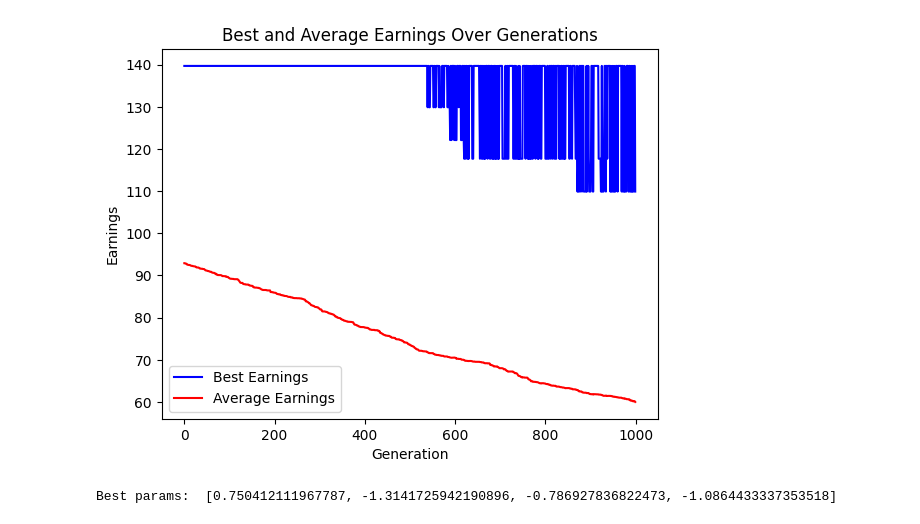
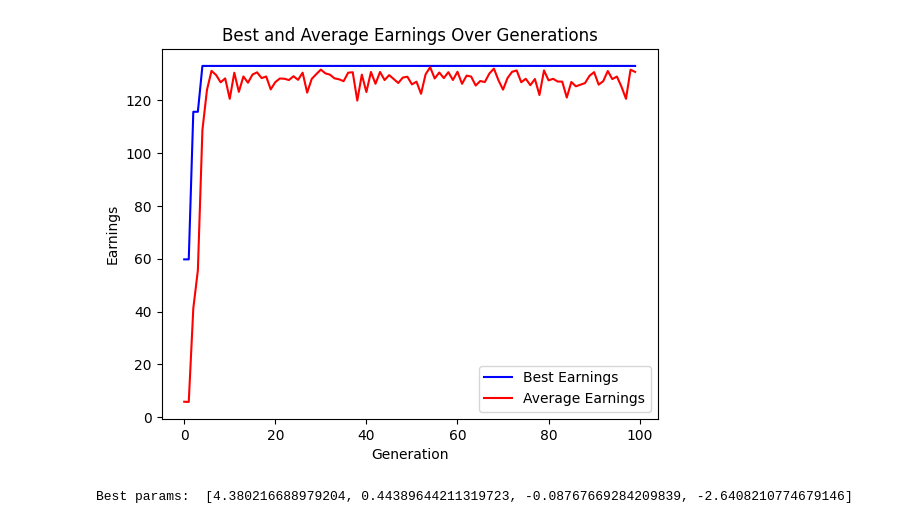
Before and after one commit to V1K1NGbg/UberAssistant, a Jupyter notebook: model/model_training.ipynb, the cells around one changed output. Saved outputs shown, nothing was run; the diff lists cells and outputs as text; code cells hidden in the pictures.

```diff
--- a/model/model_training.ipynb
+++ b/model/model_training.ipynb
@@ -37,7 +37,7 @@ def crossover(parent1, parent2, prob=0.7, alpha=0.5):
     return child1, child2
 # %%
 # mutation on one individual
-def mutation(individual, prob=0.01):
+def mutation(individual, prob=0.1):
   if (random.random() > prob):
     return individual
 
@@ -75,7 +75,7 @@ def distance_measure(point1, point2):
 def get_score(driver, request):
     return driver.x*request.money + driver.y*request.duration + \
     driver.z*distance_measure((driver.location["lat"], driver.location["lng"]), (request.start_latitude, request.start_longitude)) + \
-    driver.w*distance_measure((request.end_latitude, request.end_longitude), point)
+    driver.w*distance_measure((request.end_latitude, request.end_longitude), point) - driver.x ** 2 - driver.y ** 2 - driver.z ** 2 - driver.w ** 2
 
 # def get_best(driver, requests, cur_ind, nxt_ind):
 
@@ -109,8 +109,8 @@ def iteration(population, requests):
 # %%
 # finds optimal parameters
 # takes requests throughtout the day and number of iterations
-def train(requests, iter=100):
-  population = generate_pop(1000)
+def train(requests, iter=100, pop_size=100):
+  population = generate_pop(pop_size)
   best_earnings = []
   average_earnings = []
 
@@ -144,6 +144,8 @@ def train(requests, iter=100):
       new_population.append(child1)
       new_population.append(child2)
 
+    population = new_population
+
 
   plt.plot(best_earnings, label="Best Earnings", color="blue")
   plt.plot(average_earnings, label="Average Earnings", color="red")
@@ -255,20 +257,20 @@ print(generated_requests)
 # %%
 requests = []
 for index, row in generated_requests.iterrows():
     req = Request(
         start_time=row['start_time'],
         duration=row['duration_mins'],
         distance=row['distance_km'],
         money=row['net_earnings'],
         start_latitude=row['pickup_lat'],
         start_longitude=row['pickup_lon'],
         end_latitude=row['drop_lat'],
         end_longitude=row['drop_lon']
     )
     requests.append(req)
 
-best_params = train(requests, 1000)
+best_params = train(requests, 100, 100)
 print("Best params: ", best_params)
 # %% [output]
-[figure, old version]
+[figure, new version]
-Best params:  [0.750412111967787, -1.3141725942190896, -0.786927836822473, -1.0864433337353518]
+Best params:  [4.380216688979204, 0.44389644211319723, -0.08767669284209839, -2.6408210774679146]
```
Also changed, not shown: parts of 1 cell of this notebook.
